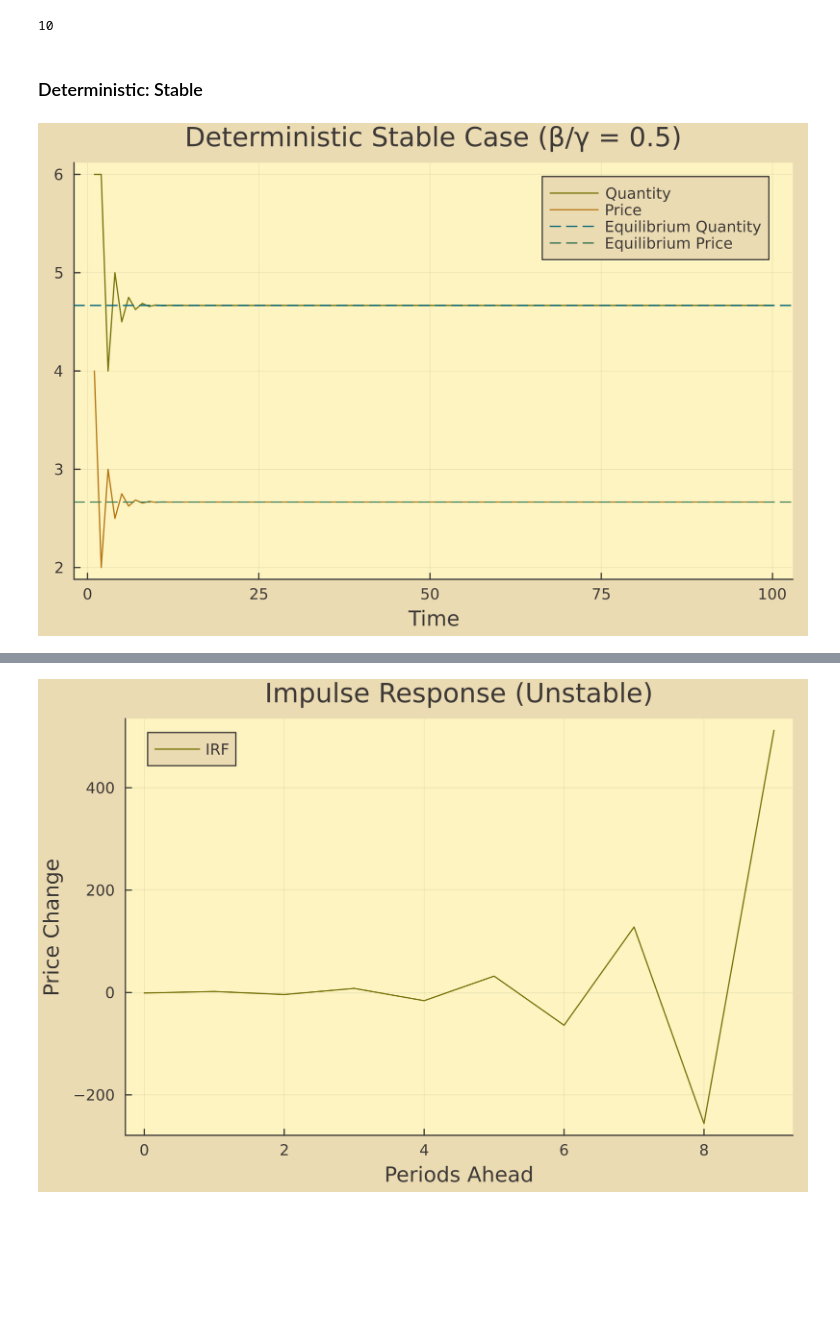
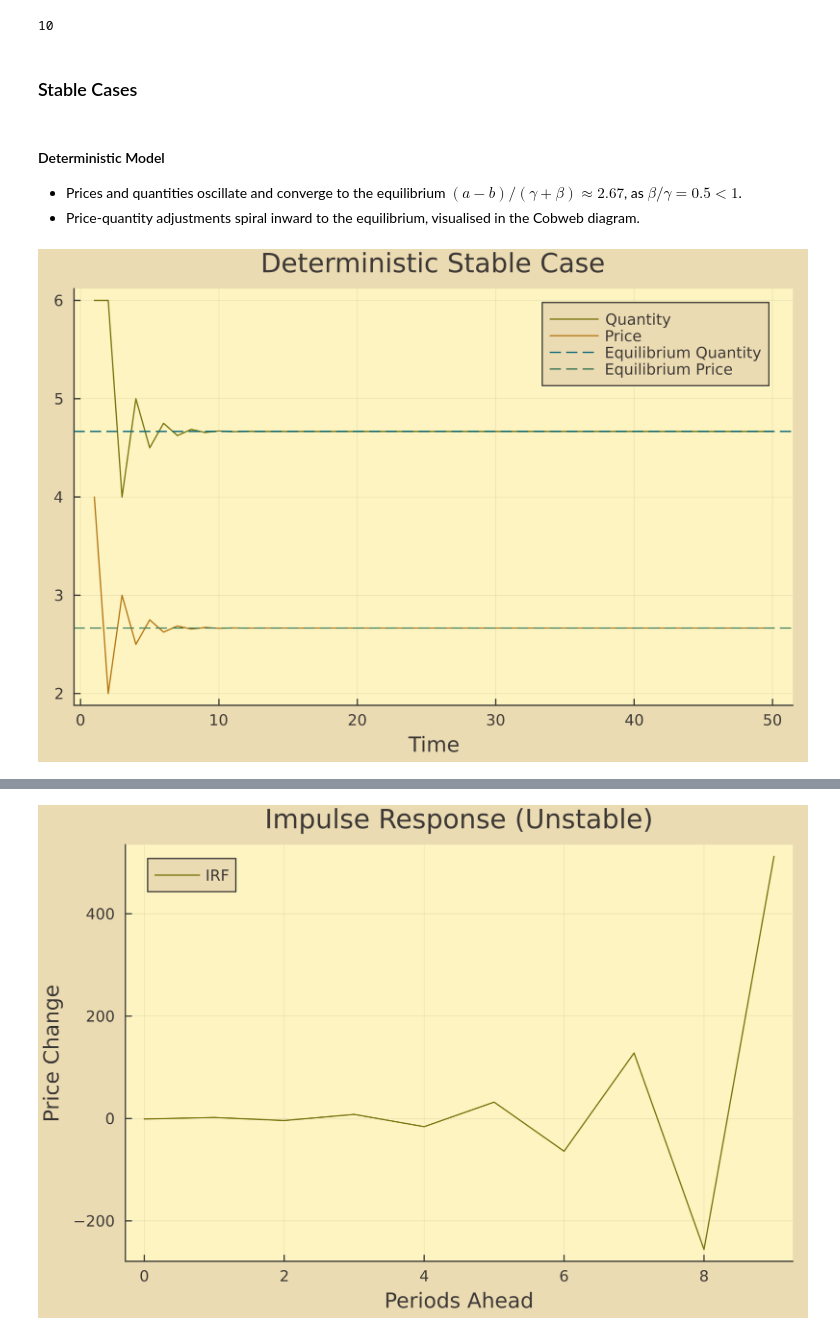
Before and after one commit to sovietscout/stochastic-cobweb-model, a Jupyter notebook: cobweb_model.ipynb, the cells around one changed output, grey strips where cells are left out. Drawn from its saved outputs; the diff is of its cells as text; code cells hidden in the pictures; blank space fills up the shorter version.

```diff
--- a/cobweb_model.ipynb
+++ b/cobweb_model.ipynb
@@ -122,23 +159,27 @@ impulse_response (generic function with 1 method)
 params_stable = CobwebParams(10.0, 2.0, 2.0, 1.0, 0.1)  # β/γ = 0.5 < 1
 params_unstable = CobwebParams(10.0, 1.0, 2.0, 2.0, 0.1)  # β/γ = 2.0 > 1
 
-T = 100
+T = 50
 p0 = 4.0
 horizon = 10
 # %% [output]
 10
 # %% [markdown]
-### Deterministic: Stable
+### Stable Cases
+# %% [markdown]
+#### Deterministic Model
+- Prices and quantities oscillate and converge to the equilibrium $ (a-b)/(\gamma+\beta) \approx 2.67 $, as $ \beta/\gamma = 0.5 < 1 $.
+- Price-quantity adjustments spiral inward to the equilibrium, visualised in the Cobweb diagram.
 # %%
 prices_det, quantities_det = cobweb_simulate(params_stable, T, p0, false)
 eq_price, eq_quantity = equilibrium(params_stable)
 
-p_det_stable = plot(1:T, quantities_det, label="Quantity", xlabel="Time", title="Deterministic Stable Case (β/γ = 0.5)", dpi=300)
+p_det_stable = plot(1:T, quantities_det, label="Quantity", xlabel="Time", title="Deterministic Stable Case", dpi=300)
 plot!(p_det_stable, 1:T, prices_det, label="Price")
 hline!(p_det_stable, [eq_quantity], label="Equilibrium Quantity", linestyle=:dash)
 hline!(p_det_stable, [eq_price], label="Equilibrium Price", linestyle=:dash)
 # %% [output]
-[figure, old version]
+[figure, new version]
 # %%
 cobweb_diagram(params_stable, p0, 10)
 # %% [output]
```
Also changed, not shown: parts of 27 cells of this notebook, 7 other files.
